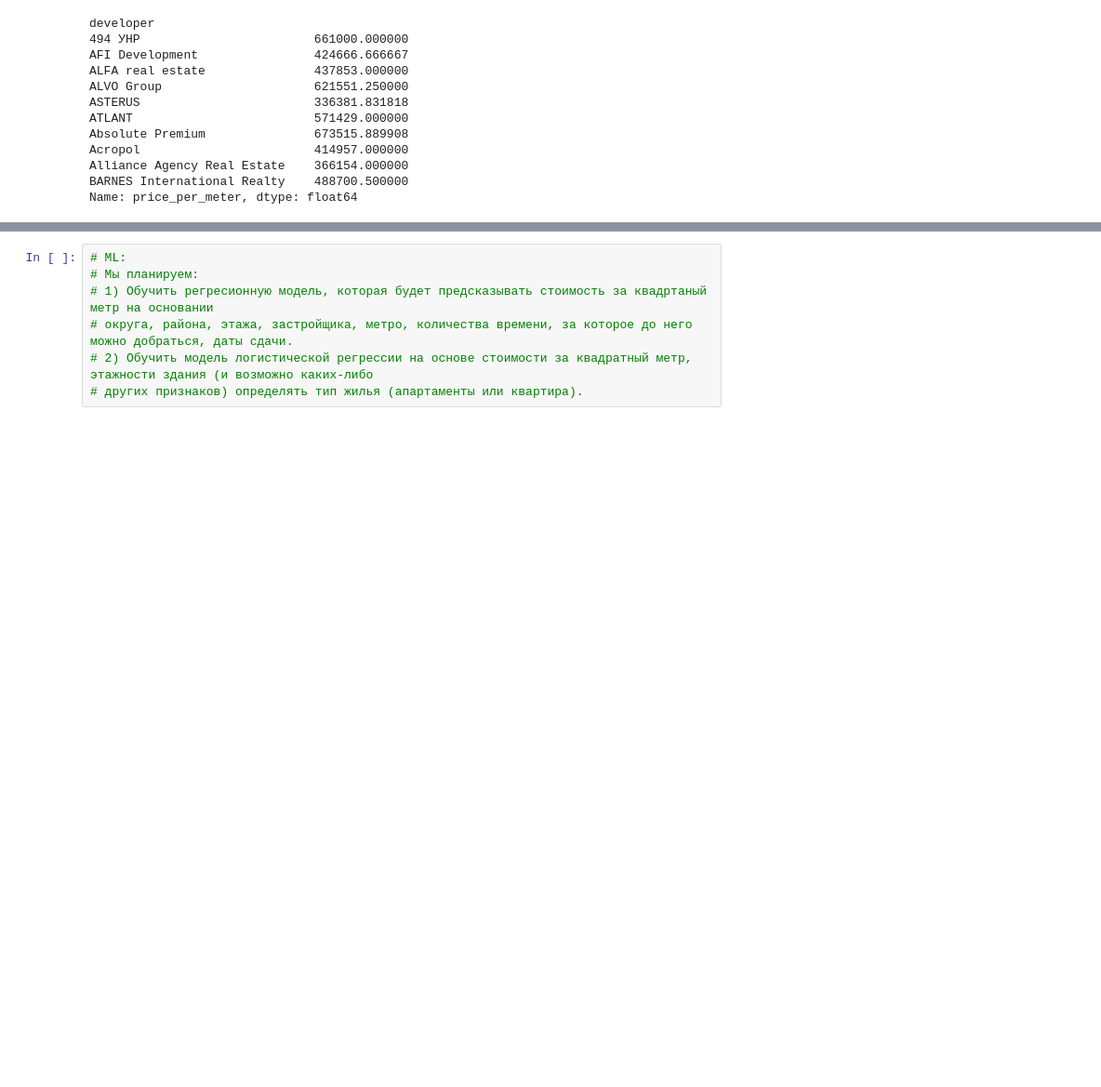
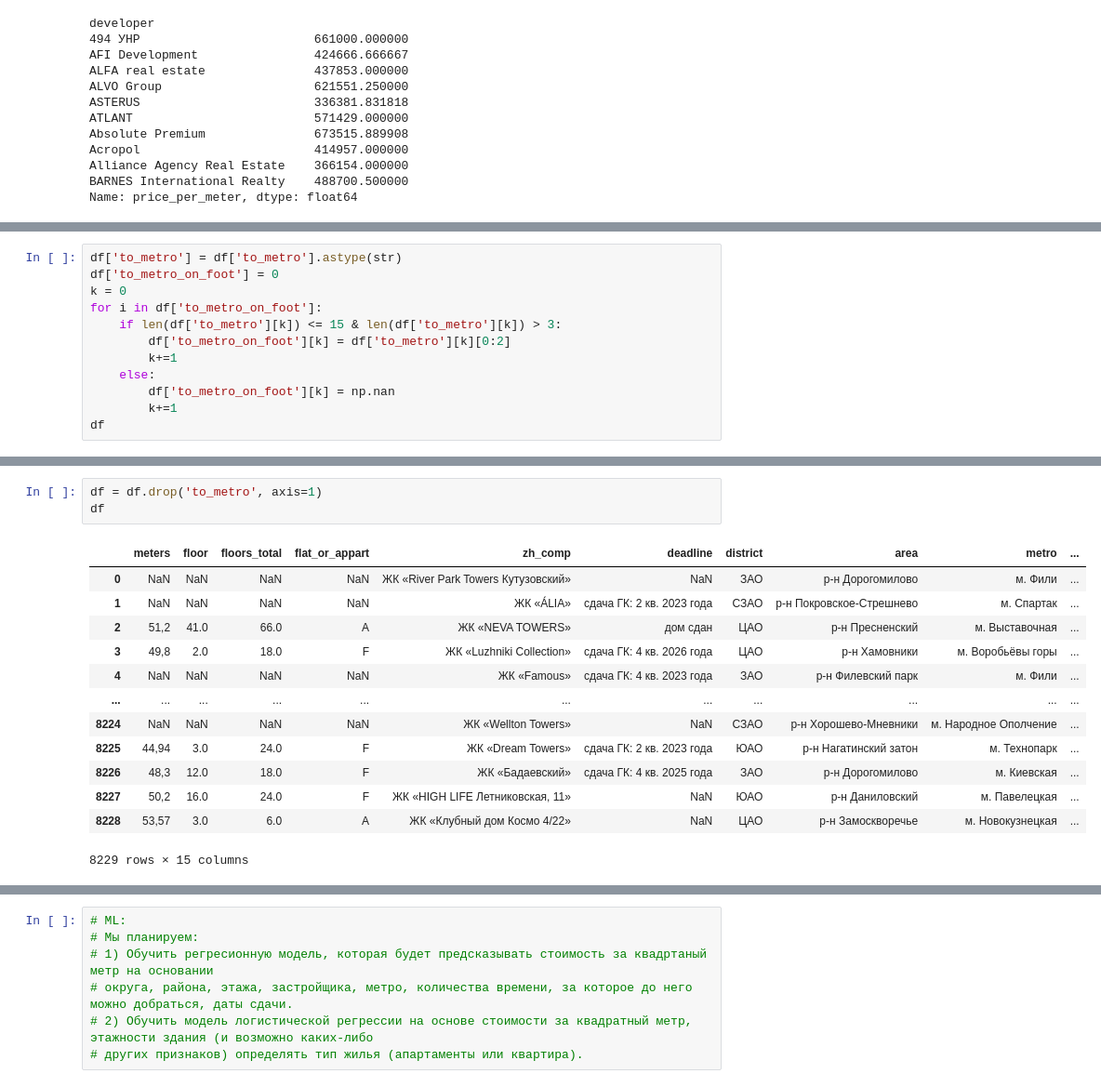
Before and after one commit to EekAtEriNaa/Project_zian, a Jupyter notebook: project.ipynb, the cells around one changed output, grey strips where cells are left out. Shown at 93% size. Saved outputs shown, nothing was run; the diff lists cells and outputs as text; blank space fills up the shorter version.

```diff
--- a/project.ipynb
+++ b/project.ipynb
@@ -289,0 +323,12 @@ Name: price_per_meter, dtype: float64
+# %%
+df['to_metro'] = df['to_metro'].astype(str)
+df['to_metro_on_foot'] = 0
+k = 0
+for i in df['to_metro_on_foot']:
+    if len(df['to_metro'][k]) <= 15 & len(df['to_metro'][k]) > 3:
+        df['to_metro_on_foot'][k] = df['to_metro'][k][0:2]
+        k+=1
+    else:
+        df['to_metro_on_foot'][k] = np.nan
+        k+=1
+df
@@ -289,0 +416,17 @@ Name: price_per_meter, dtype: float64
+# %%
+df = df.drop('to_metro', axis=1)
+df
+# %% [output]
+|  | meters | floor | floors_total | flat_or_appart | zh_comp | deadline | district | area | metro | ... |
+| 0 | NaN | NaN | NaN | NaN | ЖК «River Park Towers Кутузовский» | NaN | ЗАО | р-н Дорогомилово | м. Фили | ... |
+| 1 | NaN | NaN | NaN | NaN | ЖК «ÁLIA» | сдача ГК: 2 кв. 2023 года | СЗАО | р-н Покровское-Стрешнево | м. Спартак | ... |
+| 2 | 51,2 | 41.0 | 66.0 | A | ЖК «NEVA TOWERS» | дом сдан | ЦАО | р-н Пресненский | м. Выставочная | ... |
+| 3 | 49,8 | 2.0 | 18.0 | F | ЖК «Luzhniki Collection» | сдача ГК: 4 кв. 2026 года | ЦАО | р-н Хамовники | м. Воробьёвы горы | ... |
+| 4 | NaN | NaN | NaN | NaN | ЖК «Famous» | сдача ГК: 4 кв. 2023 года | ЗАО | р-н Филевский парк | м. Фили | ... |
+| ... | ... | ... | ... | ... | ... | ... | ... | ... | ... | ... |
+| 8224 | NaN | NaN | NaN | NaN | ЖК «Wellton Towers» | NaN | СЗАО | р-н Хорошево-Мневники | м. Народное Ополчение | ... |
+| 8225 | 44,94 | 3.0 | 24.0 | F | ЖК «Dream Towers» | сдача ГК: 2 кв. 2023 года | ЮАО | р-н Нагатинский затон | м. Технопарк | ... |
+| 8226 | 48,3 | 12.0 | 18.0 | F | ЖК «Бадаевский» | сдача ГК: 4 кв. 2025 года | ЗАО | р-н Дорогомилово | м. Киевская | ... |
+| 8227 | 50,2 | 16.0 | 24.0 | F | ЖК «HIGH LIFE Летниковская, 11» | NaN | ЮАО | р-н Даниловский | м. Павелецкая | ... |
+| 8228 | 53,57 | 3.0 | 6.0 | A | ЖК «Клубный дом Космо 4/22» | NaN | ЦАО | р-н Замоскворечье | м. Новокузнецкая | ... |
+8229 rows × 15 columns
```
Also changed, not shown: parts of 10 cells of this notebook.
